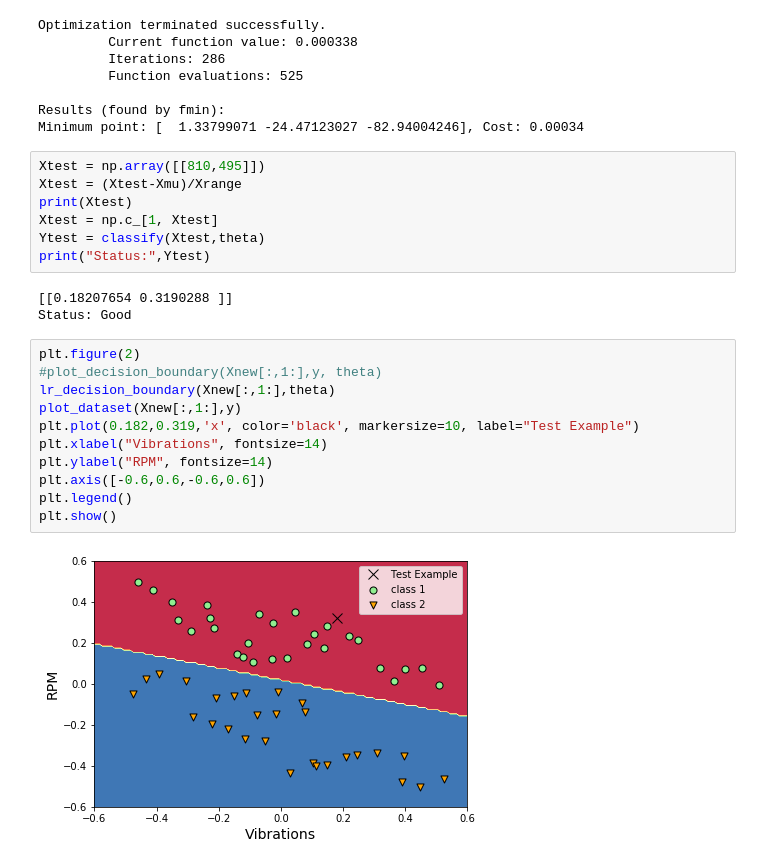
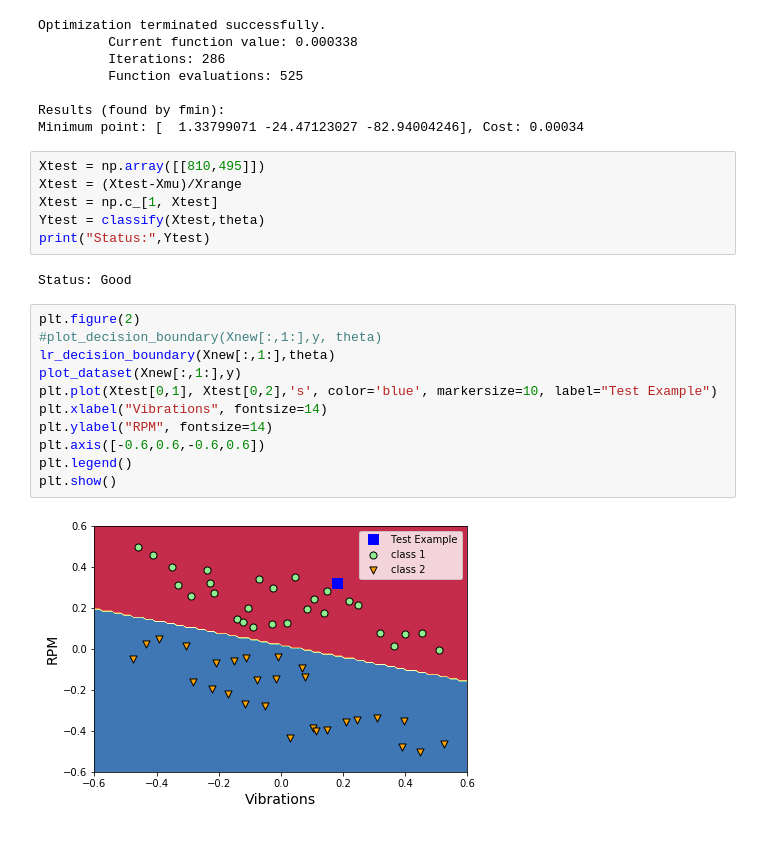
Before and after one commit to csikasote/CSC4792-2019, a Jupyter notebook: classification/logistic regression/Ex3 - Logistic regression.ipynb, the cells around one changed output. Drawn from its saved outputs; the diff is of its cells as text.

```diff
--- a/classification/logistic regression/Ex3 - Logistic regression.ipynb
+++ b/classification/logistic regression/Ex3 - Logistic regression.ipynb
@@ -94,23 +94,21 @@ Minimum point: [  1.33799071 -24.47123027 -82.94004246], Cost: 0.00034
 # %%
 Xtest = np.array([[810,495]])
 Xtest = (Xtest-Xmu)/Xrange
-print(Xtest)
 Xtest = np.c_[1, Xtest]
 Ytest = classify(Xtest,theta)
 print("Status:",Ytest)
 # %% [output]
-[[0.18207654 0.3190288 ]]
 Status: Good
 # %%
 plt.figure(2)
 #plot_decision_boundary(Xnew[:,1:],y, theta)
 lr_decision_boundary(Xnew[:,1:],theta)
 plot_dataset(Xnew[:,1:],y)
-plt.plot(0.182,0.319,'x', color='black', markersize=10, label="Test Example")
+plt.plot(Xtest[0,1], Xtest[0,2],'s', color='blue', markersize=10, label="Test Example")
 plt.xlabel("Vibrations", fontsize=14)
 plt.ylabel("RPM", fontsize=14)
 plt.axis([-0.6,0.6,-0.6,0.6])
 plt.legend()
 plt.show()
 # %% [output]
-[figure, old version]
+[figure, new version]
```
